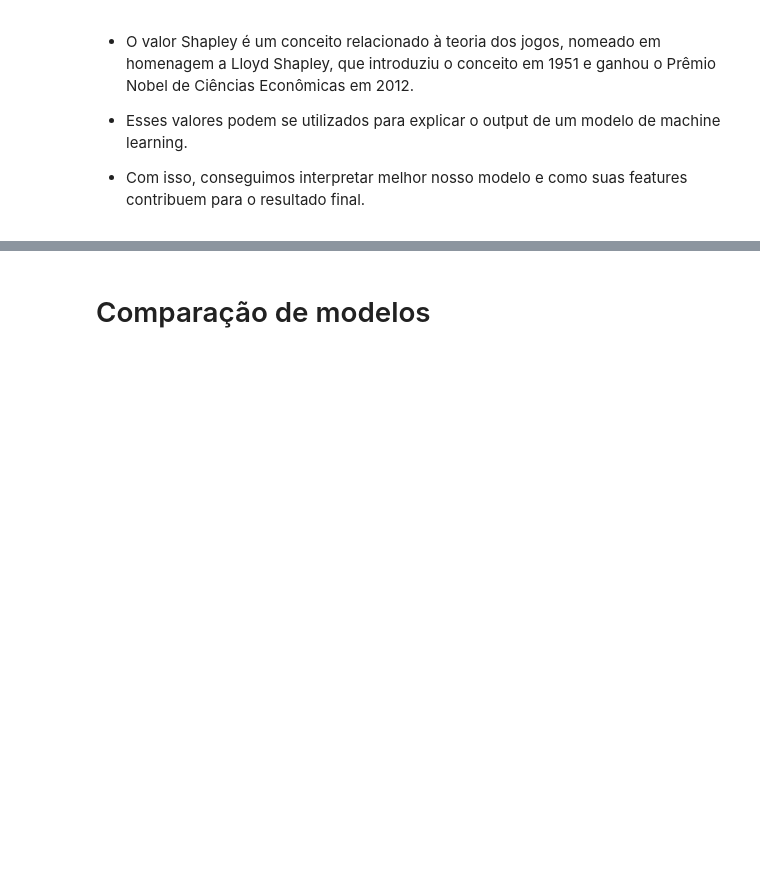
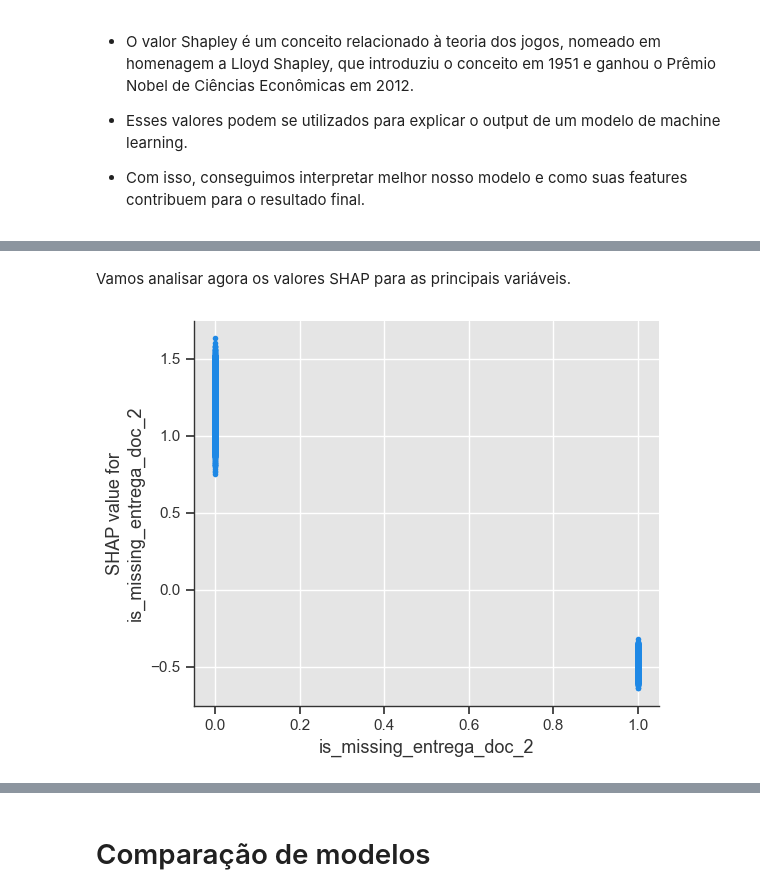
Before and after one commit to francismelojr/fraud-modeling, a Jupyter notebook: src/notebook/model.ipynb, the cells around one changed output, grey strips where cells are left out. Cells and saved outputs as stored; diff of their text form; code cells hidden in the pictures; blank space fills up the shorter version.

```diff
--- a/src/notebook/model.ipynb
+++ b/src/notebook/model.ipynb
@@ -1132,0 +1159,6 @@ model_shap.fit(X_train_shap, y_train)
+# %% [markdown]
+Vamos analisar agora os valores SHAP para as principais variáveis.
+# %%
+shap.dependence_plot("is_missing_entrega_doc_2", shap_values[1], X_train_shap, interaction_index = None)
+# %% [output]
+[figure, added]
```
Also changed, not shown: parts of 22 cells of this notebook.
